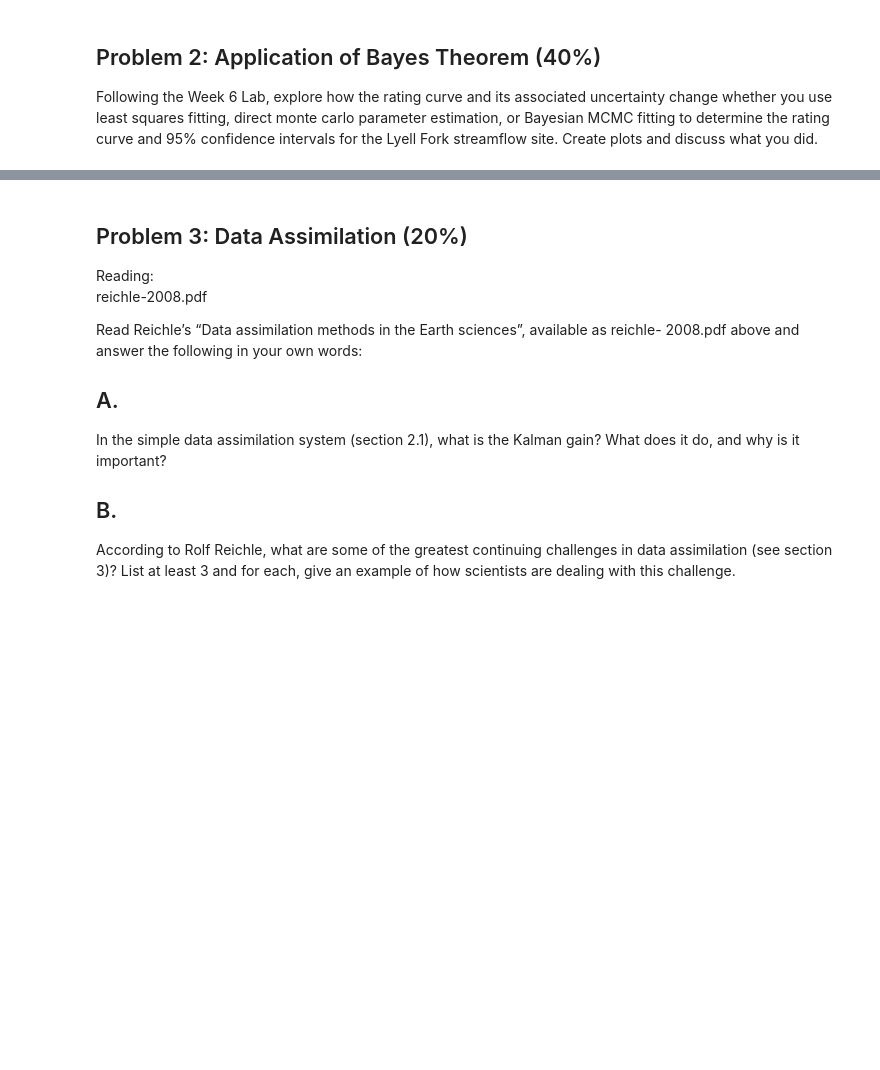
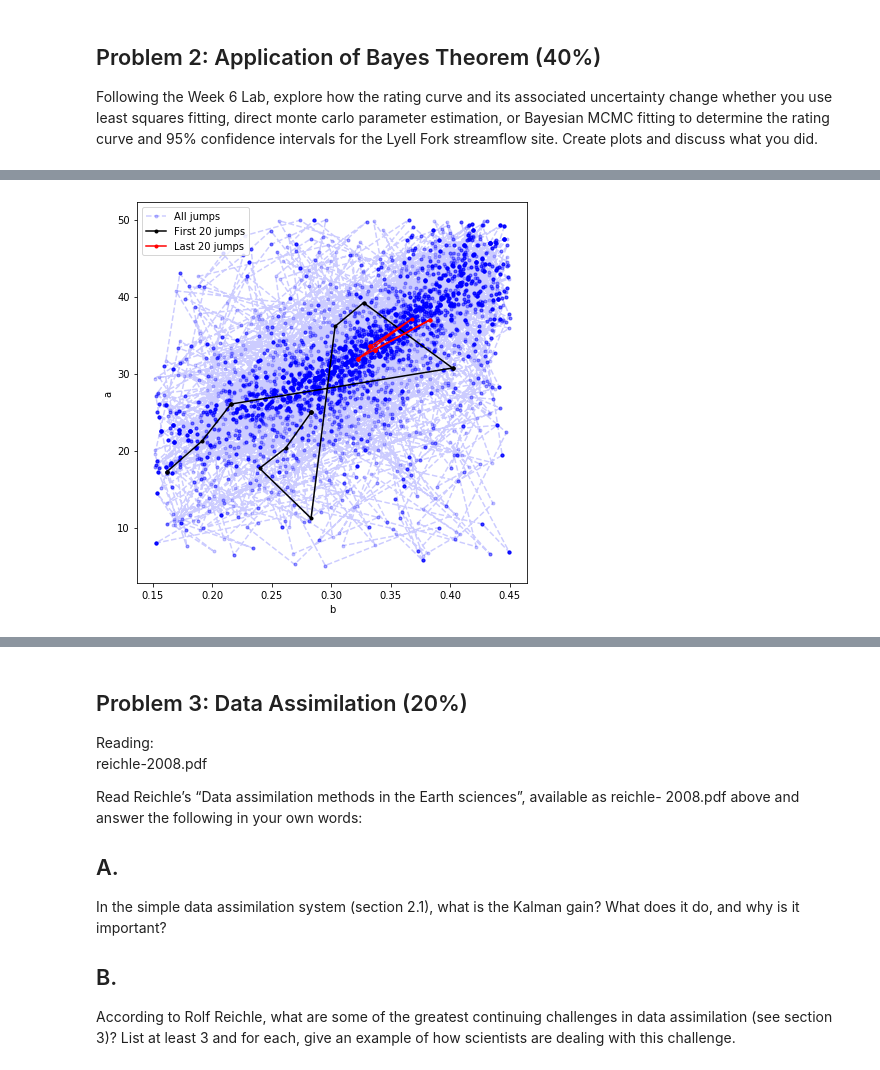
Before and after one commit to AzusaSayuri/UW-Data-analysis, a Jupyter notebook: HW6/Assignment 6 Ximin Hu.ipynb, the cells around one changed output, grey strips where cells are left out. Cells and saved outputs as stored; diff of their text form; code cells hidden in the pictures; blank space fills up the shorter version.

```diff
--- a/HW6/Assignment 6 Ximin Hu.ipynb
+++ b/HW6/Assignment 6 Ximin Hu.ipynb
@@ -139,0 +305,4 @@ Following the Week 6 Lab, explore how the rating curve and its associated uncert
+# %%
+Qest0 = a0 * (h_now-b0)**c0
+SSE0 = np.sum((Qest0-Qobs_now)**2)
+SSE0
@@ -139,0 +311,25 @@ Following the Week 6 Lab, explore how the rating curve and its associated uncert
+# %%
+# So, I set my limits of my uniform distribution
+amin = 5
+amax = 50
+bmin = 0.15
+bmax = 0.45
+
+# for first step, I know I picked values in with the range, so
+P0 = 1
+# %%
+Lmc = 10000 #number of steps to run MCMC routine for.
+burn_in = 1000 #estimate the number of steps before Markov Chain becomes stationary
+# basically, the burn-in steps will not be used in calculating final probabilities because
+# they depend on the initial parameter estimates.
+
+# Initialize arrays to store results in
+PthetaQ = np.ones((Lmc,1))
+amc = np.zeros((Lmc,1))
+bmc = np.zeros((Lmc,1))
+# %%
+PthetaQ[0] = SSE0*P0 # this is our starting point.
+    # Note that this calculation is not a true probability of P(theta|Q) but a relative metric
+amc[0] = a0
+bmc[0] = b0
+# We save all the values at each step.
@@ -139,0 +394,13 @@ Following the Week 6 Lab, explore how the rating curve and its associated uncert
+# %%
+# Visualize all jumps across the a vs b parameter space
+plt.figure(figsize=(7,7))
+plt.plot(bmc,amc,'b.--',alpha=0.2,label='All jumps')
+# Visualize the first 20 jumps
+plt.plot(bmc[:20],amc[:20],'k.-',alpha=1,label='First 20 jumps')
+# Visualize the last 20 jumps
+plt.plot(bmc[-20:],amc[-20:],'r.-',alpha=1,label='Last 20 jumps')
+plt.xlabel('b')
+plt.ylabel('a')
+plt.legend();
+# %% [output]
+[figure, added]
```
Also changed, not shown: parts of 36 cells of this notebook, 2 other files.
